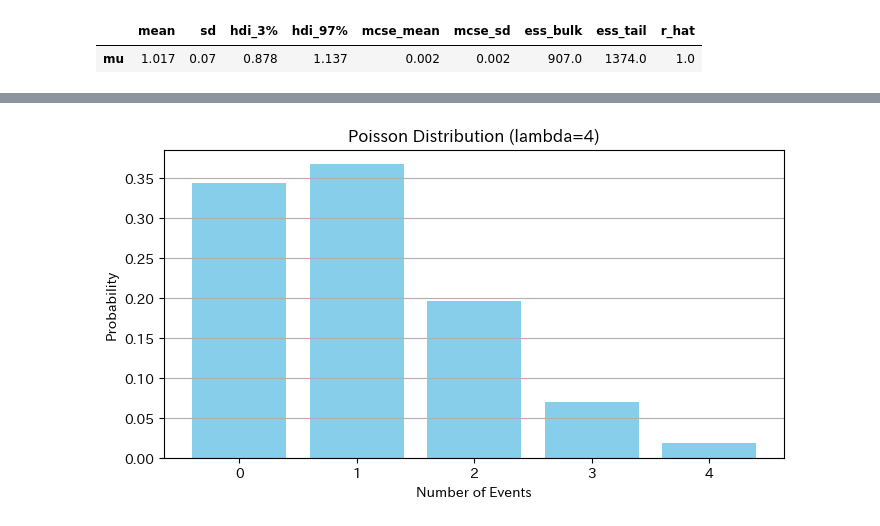
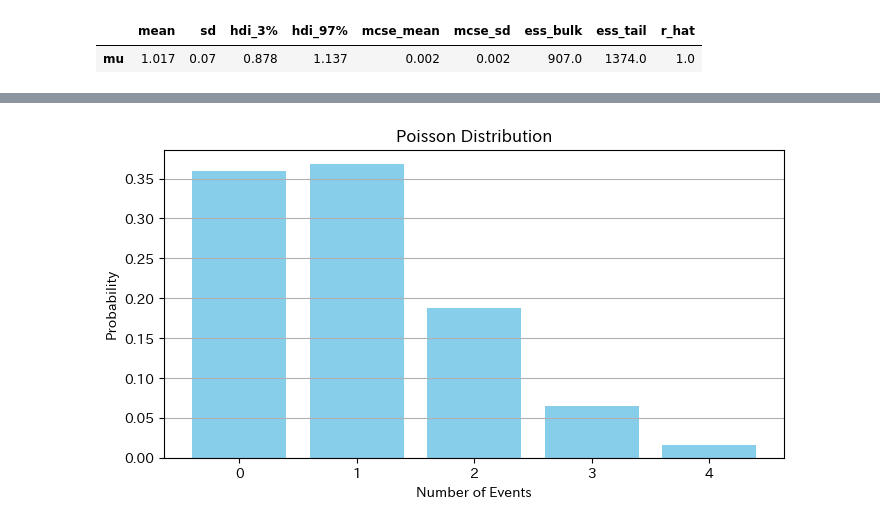
Before and after one commit to wakamatsuikuma/Learning, a Jupyter notebook: (python)RとStanではじめるベイズ統計モデリングによるデータ分析入門/Part2.ipynb, the cells around one changed output, grey strips where cells are left out. Drawn from its saved outputs; the diff is of its cells as text; code cells hidden in the pictures.

```diff
--- a/(python)RとStanではじめるベイズ統計モデリングによるデータ分析入門/Part2.ipynb
+++ b/(python)RとStanではじめるベイズ統計モデリングによるデータ分析入門/Part2.ipynb
@@ -310,21 +291,20 @@ array([[0.96384482],
 # %%
-
 from scipy.stats import poisson
 
 # ポアソン分布のPMFを計算
 x = animal_num_df.values.reshape(-1,)
-lambda_ = mu_ifr[50]
+lambda_ = mu_ifr[5]
 pmf = poisson.pmf(x, lambda_)
 
 # プロット
 plt.figure(figsize=(8, 4))
 plt.bar(x, pmf, color='skyblue')
-plt.title('Poisson Distribution (lambda=4)')
+plt.title('Poisson Distribution')
 plt.xlabel('Number of Events')
 plt.ylabel('Probability')
 plt.grid(axis='y')
 
 # 描画
 plt.show();
 # %% [output]
-[figure, old version]
+[figure, new version]
```
Also changed, not shown: parts of 6 cells of this notebook, 2 other files.
